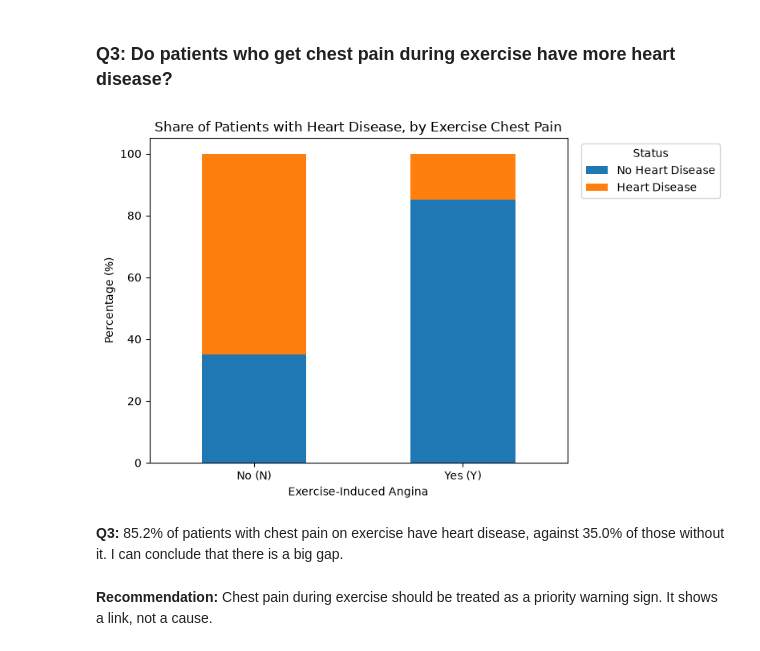
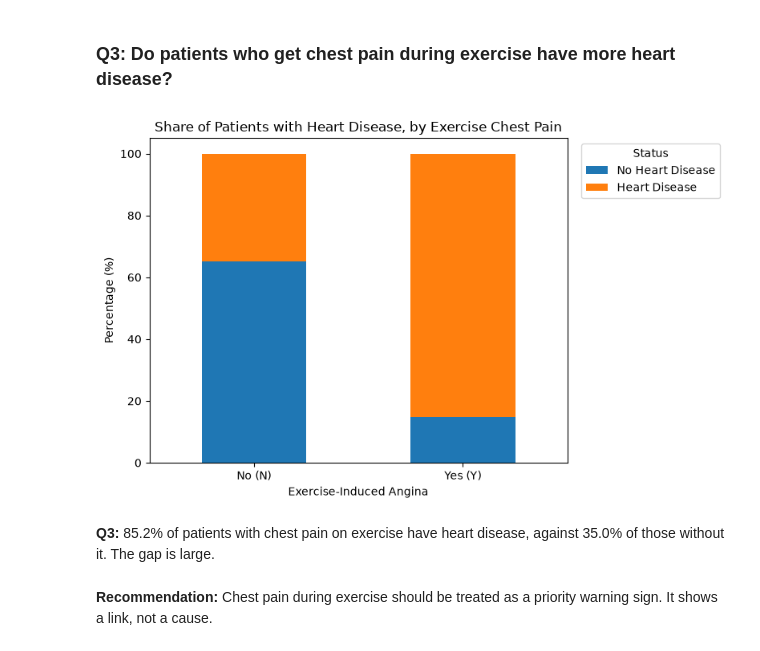
Before and after one commit to TuhinShaikh/Heart-Disease-Visualisation, a Jupyter notebook: Heart_Disease_Analysis.ipynb, the cells around one changed output. Drawn from its saved outputs; the diff is of its cells as text; code cells hidden in the pictures.

```diff
--- a/Heart_Disease_Analysis.ipynb
+++ b/Heart_Disease_Analysis.ipynb
@@ -495,20 +495,21 @@ plt.show()
 # %% [markdown]
 ### Q3: Do patients who get chest pain during exercise have more heart disease?
 # %%
-counts = pd.crosstab(df["ExerciseAngina"], df["HeartDiseaseLabel"])
-proportions = counts.div(counts.sum(axis=1), axis=0) * 100
+counts = pd.crosstab(df["ExerciseAngina"], df["HeartDiseaseLabel"])  # patient counts per group
 order = ["No Heart Disease", "Heart Disease"]
+proportions = counts.div(counts.sum(axis=1), axis=0)[order] * 100  # % per group, fixed order
 
-ax = proportions.plot(kind='bar', stacked=True, figsize=(8, 5), color=["tab:blue", "tab:orange"])
-ax.set(title="Share of Patients with Heart Disease, by Exercise Chest Pain", xlabel="Exercise-Induced Angina", ylabel="Percentage (%)")
-plt.legend(title="Status", labels=order, bbox_to_anchor=(1.02, 1), loc='upper left')
-plt.xticks(ticks=[0, 1], labels=['No (N)', 'Yes (Y)'], rotation=0)
+ax = proportions.plot(kind="bar", stacked=True, figsize=(8, 5), color=["tab:blue", "tab:orange"])
+ax.set(title="Share of Patients with Heart Disease, by Exercise Chest Pain",
+       xlabel="Exercise-Induced Angina", ylabel="Percentage (%)")
+ax.legend(title="Status", bbox_to_anchor=(1.02, 1), loc="upper left")  # legend outside chart
+plt.xticks(ticks=[0, 1], labels=["No (N)", "Yes (Y)"], rotation=0)
 plt.tight_layout()
 plt.show()
 # %% [output]
-[figure, old version]
+[figure, new version]
 # %% [markdown]
-**Q3:** 85.2% of patients with chest pain on exercise have heart disease, against 35.0% of those without it. I can conclude that there is a big gap.
+**Q3:** 85.2% of patients with chest pain on exercise have heart disease, against 35.0% of those without it. The gap is large.
 # %% [markdown]
 **Recommendation:** Chest pain during exercise should be treated as a priority warning sign. It shows a link, not a cause.
 # %% [markdown]
```
Also changed, not shown: parts of 9 cells of this notebook.
